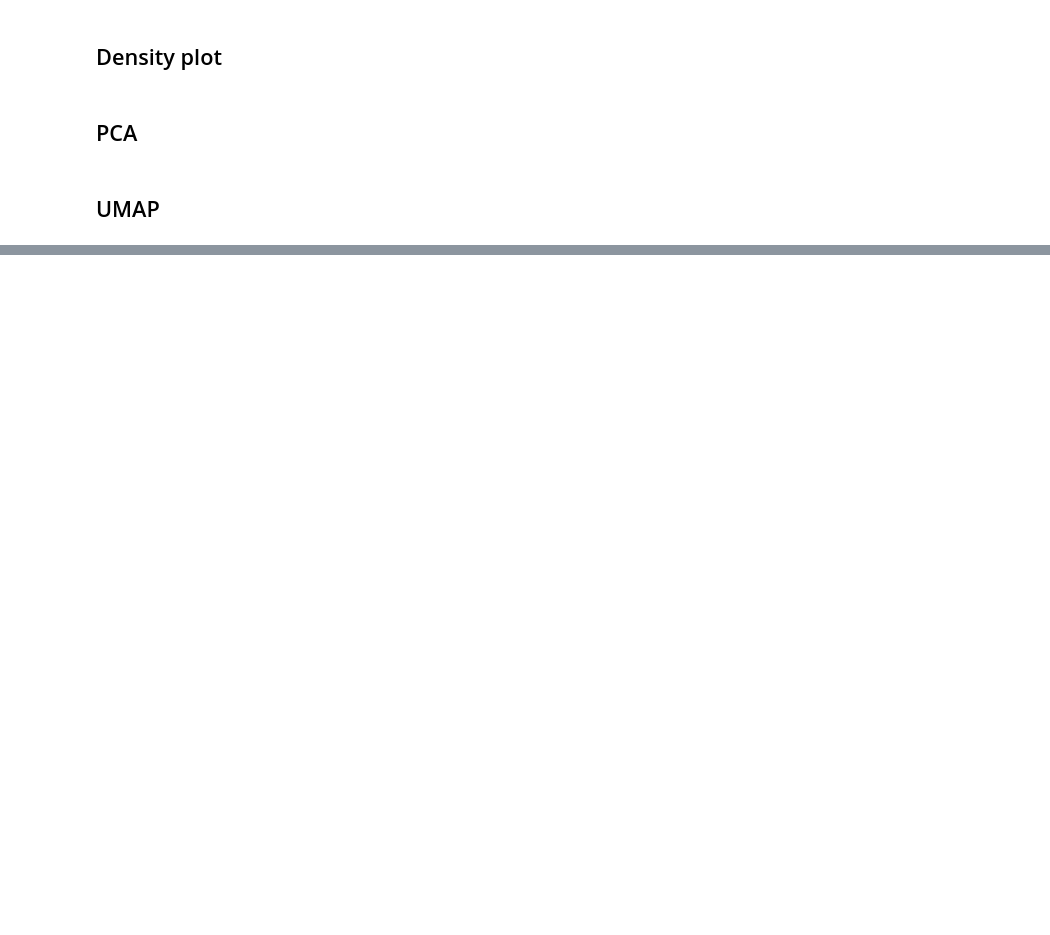
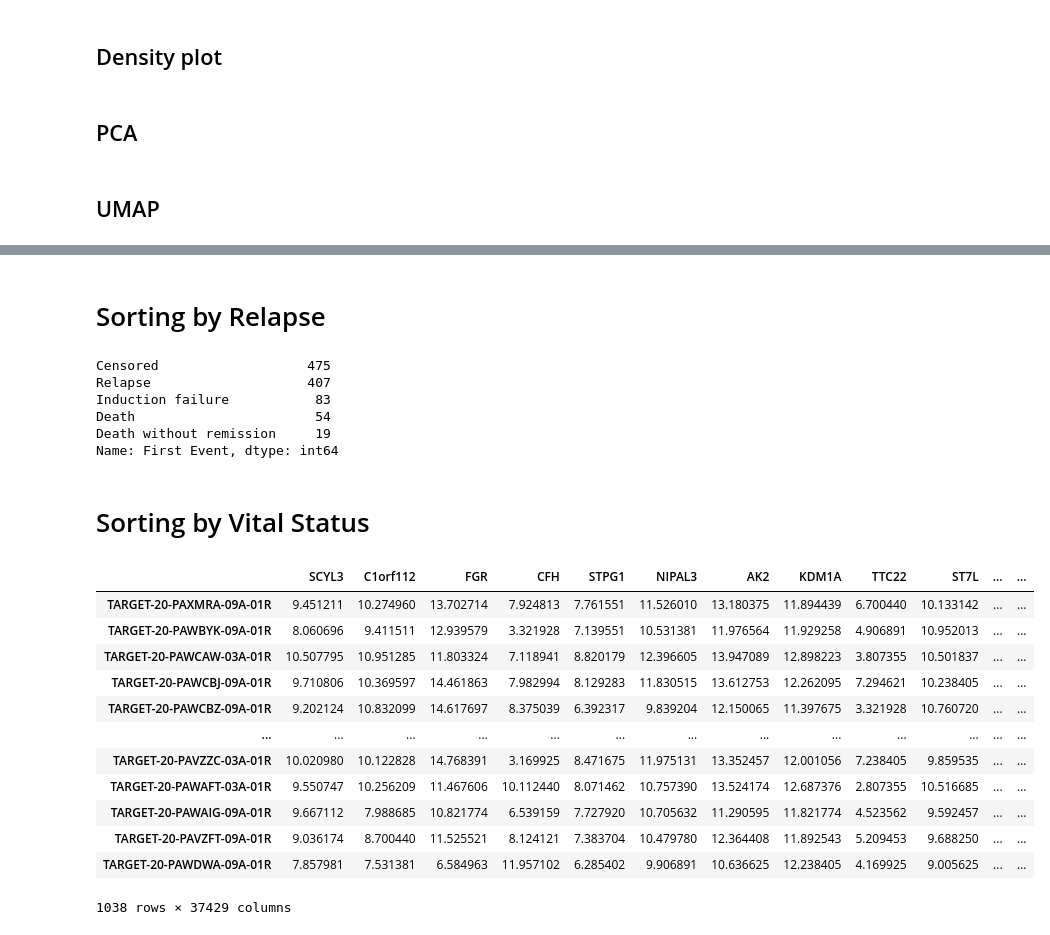
Before and after one commit to sckaff/pediatric-aml-analysis, a Jupyter notebook: Code/Assignment_2.ipynb, the cells around one changed output, grey strips where cells are left out. Cells and saved outputs as stored; diff of their text form; code cells hidden in the pictures; blank space fills up the shorter version.

```diff
--- a/Code/Assignment_2.ipynb
+++ b/Code/Assignment_2.ipynb
@@ -278,0 +290,4 @@ conditions
+# %%
+significant_genes = pd.read_csv('../Data/wrong_significant_genes.csv').rename(columns={"Unnamed: 0":"Genes"}).set_index("Genes") # From R
+log_scaled_data = pd.read_pickle('../Data/log_scaled_data.pickle')
+clinical = pd.read_pickle('../Data/clinical_data.pickle')
@@ -278,0 +310,11 @@ conditions
+# %% [markdown]
+# Sorting by Relapse
+# %%
+clinical['First Event'].value_counts() # Censored: 0 / Relapse: 1 (Censored means patient dropped out of the study = Patient is likely healthy)
+# %% [output]
+Censored                   475
+Relapse                    407
+Induction failure           83
+Death                       54
+Death without remission     19
+Name: First Event, dtype: int64
@@ -278,0 +326,23 @@ conditions
+# %% [markdown]
+# Sorting by Vital Status
+# %%
+clinical_sorted = clinical.sort_values(by=["Vital Status"])
+overall_sorted = clinical_sorted.join(log_scaled_data.T, how='inner')
+clinical_sorted = overall_sorted.iloc[:,:66]
+data_sorted = overall_sorted.iloc[:,67:]
+# %%
+data_sorted
+# %% [output]
+|  | SCYL3 | C1orf112 | FGR | CFH | STPG1 | NIPAL3 | AK2 | KDM1A | TTC22 | ST7L | ... | ... |
+| TARGET-20-PAXMRA-09A-01R | 9.451211 | 10.274960 | 13.702714 | 7.924813 | 7.761551 | 11.526010 | 13.180375 | 11.894439 | 6.700440 | 10.133142 | ... | ... |
+| TARGET-20-PAWBYK-09A-01R | 8.060696 | 9.411511 | 12.939579 | 3.321928 | 7.139551 | 10.531381 | 11.976564 | 11.929258 | 4.906891 | 10.952013 | ... | ... |
+| TARGET-20-PAWCAW-03A-01R | 10.507795 | 10.951285 | 11.803324 | 7.118941 | 8.820179 | 12.396605 | 13.947089 | 12.898223 | 3.807355 | 10.501837 | ... | ... |
+| TARGET-20-PAWCBJ-09A-01R | 9.710806 | 10.369597 | 14.461863 | 7.982994 | 8.129283 | 11.830515 | 13.612753 | 12.262095 | 7.294621 | 10.238405 | ... | ... |
+| TARGET-20-PAWCBZ-09A-01R | 9.202124 | 10.832099 | 14.617697 | 8.375039 | 6.392317 | 9.839204 | 12.150065 | 11.397675 | 3.321928 | 10.760720 | ... | ... |
+| ... | ... | ... | ... | ... | ... | ... | ... | ... | ... | ... | ... | ... |
+| TARGET-20-PAVZZC-03A-01R | 10.020980 | 10.122828 | 14.768391 | 3.169925 | 8.471675 | 11.975131 | 13.352457 | 12.001056 | 7.238405 | 9.859535 | ... | ... |
+| TARGET-20-PAWAFT-03A-01R | 9.550747 | 10.256209 | 11.467606 | 10.112440 | 8.071462 | 10.757390 | 13.524174 | 12.687376 | 2.807355 | 10.516685 | ... | ... |
+| TARGET-20-PAWAIG-09A-01R | 9.667112 | 7.988685 | 10.821774 | 6.539159 | 7.727920 | 10.705632 | 11.290595 | 11.821774 | 4.523562 | 9.592457 | ... | ... |
+| TARGET-20-PAVZFT-09A-01R | 9.036174 | 8.700440 | 11.525521 | 8.124121 | 7.383704 | 10.479780 | 12.364408 | 11.892543 | 5.209453 | 9.688250 | ... | ... |
+| TARGET-20-PAWDWA-09A-01R | 7.857981 | 7.531381 | 6.584963 | 11.957102 | 6.285402 | 9.906891 | 10.636625 | 12.238405 | 4.169925 | 9.005625 | ... | ... |
+1038 rows × 37429 columns
```
Also changed, not shown: parts of 11 cells of this notebook, 4 other files.
